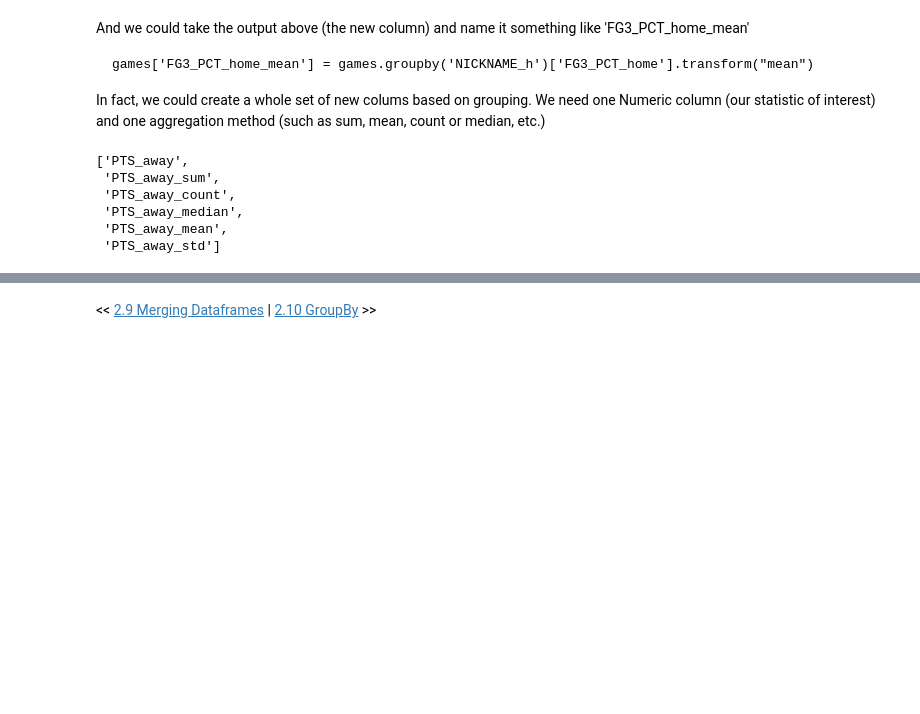
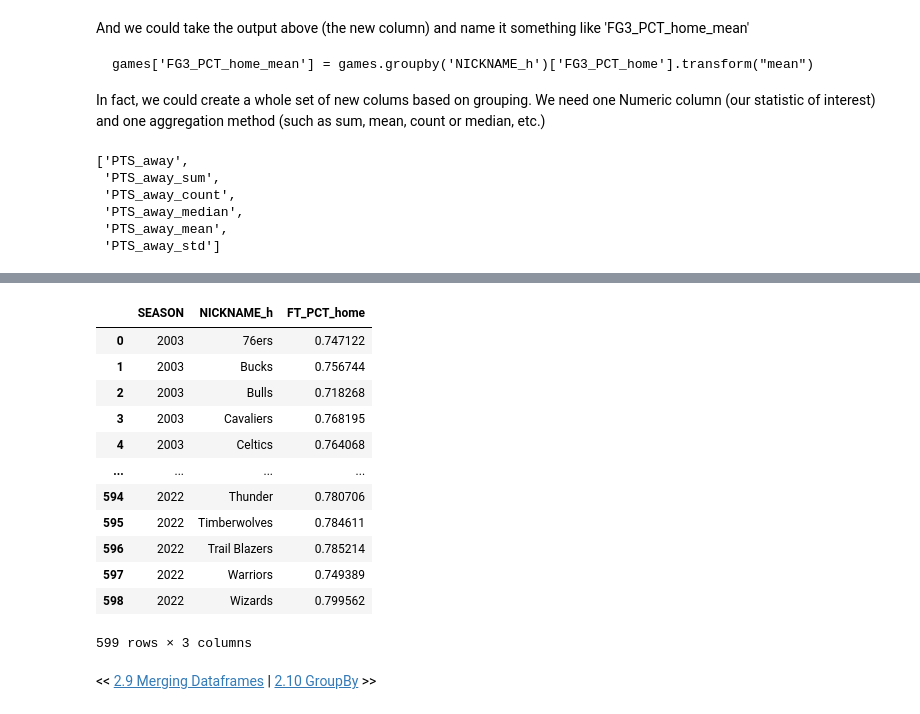
Before and after one commit to OptimalDecisions/sports-analytics-foundations, a Jupyter notebook: pandas-basics/Pandas_Intermediate_2_10_GroupBy.ipynb, the cells around one changed output, grey strips where cells are left out. Drawn from its saved outputs; the diff is of its cells as text; code cells hidden in the pictures; blank space fills up the shorter version.

```diff
--- a/pandas-basics/Pandas_Intermediate_2_10_GroupBy.ipynb
+++ b/pandas-basics/Pandas_Intermediate_2_10_GroupBy.ipynb
@@ -272,3 +363,19 @@ for v in AGG_METHODS:
+# %%
+grps['FT_PCT_home'].mean().reset_index()
+# %% [output]
+|  | SEASON | NICKNAME_h | FT_PCT_home |
+| 0 | 2003 | 76ers | 0.747122 |
+| 1 | 2003 | Bucks | 0.756744 |
+| 2 | 2003 | Bulls | 0.718268 |
+| 3 | 2003 | Cavaliers | 0.768195 |
+| 4 | 2003 | Celtics | 0.764068 |
+| ... | ... | ... | ... |
+| 594 | 2022 | Thunder | 0.780706 |
+| 595 | 2022 | Timberwolves | 0.784611 |
+| 596 | 2022 | Trail Blazers | 0.785214 |
+| 597 | 2022 | Warriors | 0.749389 |
+| 598 | 2022 | Wizards | 0.799562 |
+599 rows × 3 columns
 # %% [markdown]
 
 
```
Also changed, not shown: parts of 23 cells of this notebook.
